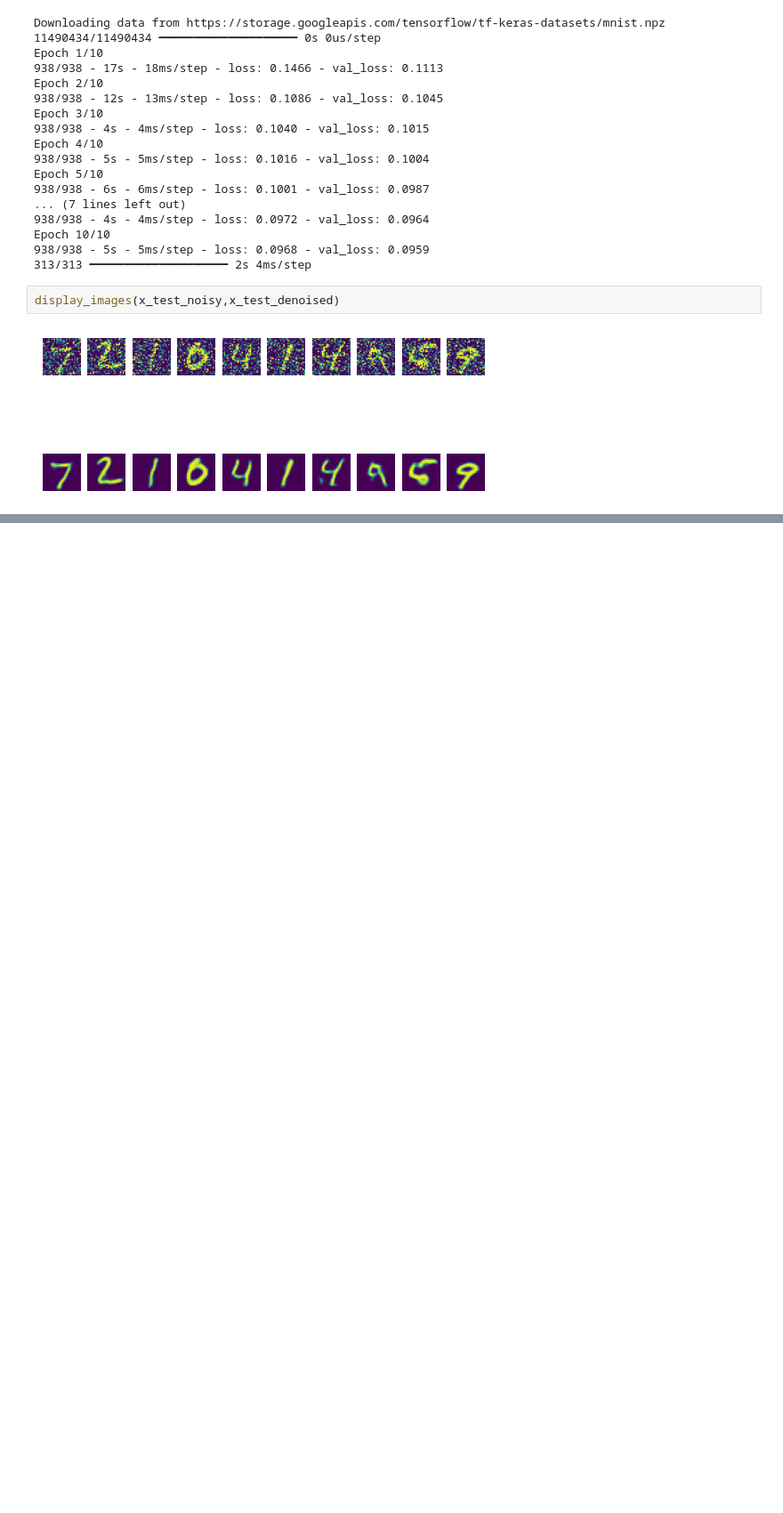
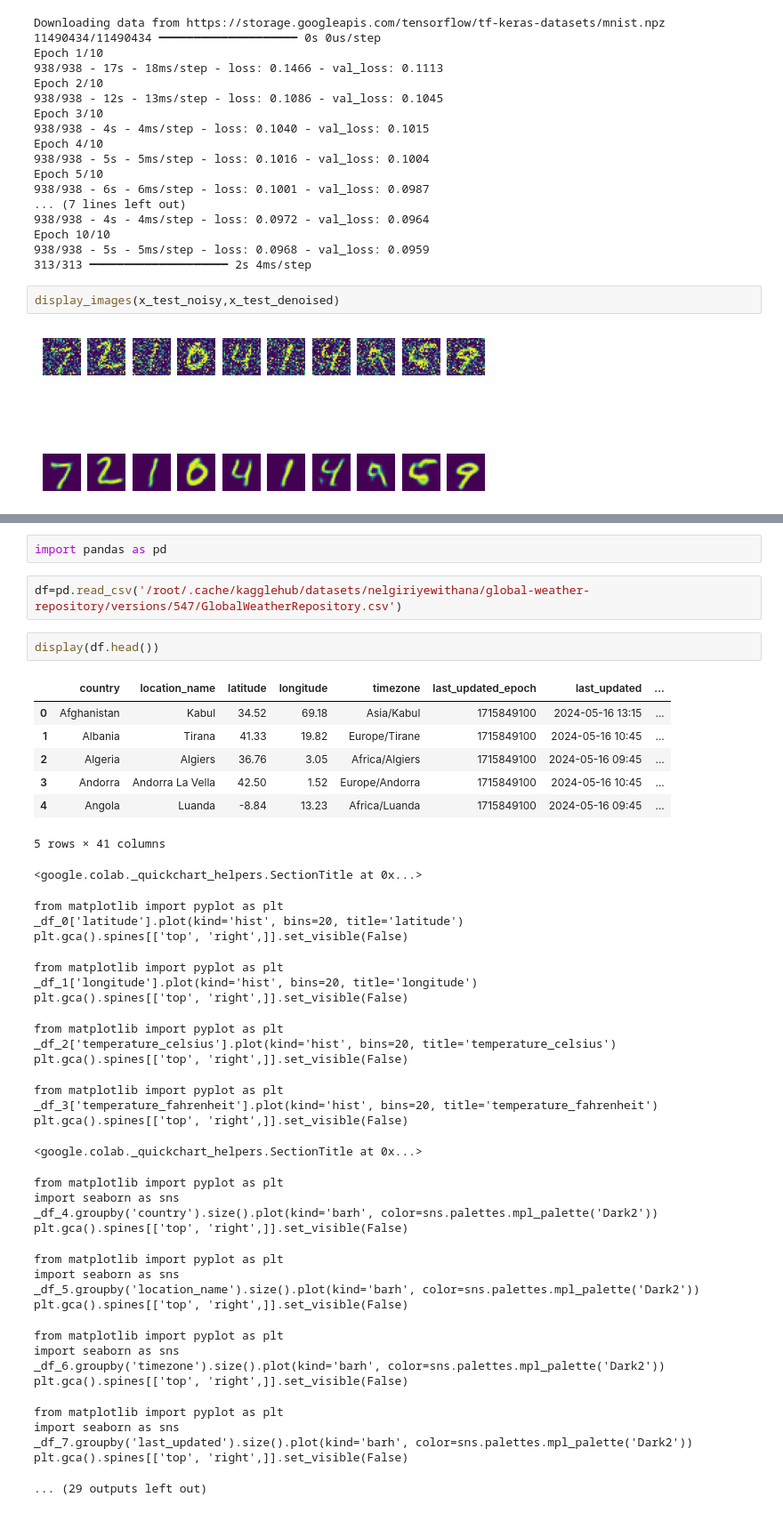
Before and after one commit to VishnuReddy25/DL, a Jupyter notebook: DeepLearning.ipynb, the cells around one changed output, grey strips where cells are left out. Shown at 89% size. Saved outputs shown, nothing was run; the diff lists cells and outputs as text; blank space fills up the shorter version.

```diff
--- a/DeepLearning.ipynb
+++ b/DeepLearning.ipynb
@@ -1601,0 +1603,45 @@ display_images(x_test_noisy,x_test_denoised)
+# %%
+import pandas as pd
+# %%
+df=pd.read_csv('/root/.cache/kagglehub/datasets/nelgiriyewithana/global-weather-repository/versions/547/GlobalWeatherRepository.csv')
+# %%
+display(df.head())
+# %% [output]
+|  | country | location_name | latitude | longitude | timezone | last_updated_epoch | last_updated | ... |
+| 0 | Afghanistan | Kabul | 34.52 | 69.18 | Asia/Kabul | 1715849100 | 2024-05-16 13:15 | ... |
+| 1 | Albania | Tirana | 41.33 | 19.82 | Europe/Tirane | 1715849100 | 2024-05-16 10:45 | ... |
+| 2 | Algeria | Algiers | 36.76 | 3.05 | Africa/Algiers | 1715849100 | 2024-05-16 09:45 | ... |
+| 3 | Andorra | Andorra La Vella | 42.50 | 1.52 | Europe/Andorra | 1715849100 | 2024-05-16 10:45 | ... |
+| 4 | Angola | Luanda | -8.84 | 13.23 | Africa/Luanda | 1715849100 | 2024-05-16 09:45 | ... |
+5 rows × 41 columns
+<google.colab._quickchart_helpers.SectionTitle at 0x...>
+from matplotlib import pyplot as plt
+_df_0['latitude'].plot(kind='hist', bins=20, title='latitude')
+plt.gca().spines[['top', 'right',]].set_visible(False)
+from matplotlib import pyplot as plt
+_df_1['longitude'].plot(kind='hist', bins=20, title='longitude')
+plt.gca().spines[['top', 'right',]].set_visible(False)
+from matplotlib import pyplot as plt
+_df_2['temperature_celsius'].plot(kind='hist', bins=20, title='temperature_celsius')
+plt.gca().spines[['top', 'right',]].set_visible(False)
+from matplotlib import pyplot as plt
+_df_3['temperature_fahrenheit'].plot(kind='hist', bins=20, title='temperature_fahrenheit')
+plt.gca().spines[['top', 'right',]].set_visible(False)
+<google.colab._quickchart_helpers.SectionTitle at 0x...>
+from matplotlib import pyplot as plt
+import seaborn as sns
+_df_4.groupby('country').size().plot(kind='barh', color=sns.palettes.mpl_palette('Dark2'))
+plt.gca().spines[['top', 'right',]].set_visible(False)
+from matplotlib import pyplot as plt
+import seaborn as sns
+_df_5.groupby('location_name').size().plot(kind='barh', color=sns.palettes.mpl_palette('Dark2'))
+plt.gca().spines[['top', 'right',]].set_visible(False)
+from matplotlib import pyplot as plt
+import seaborn as sns
+_df_6.groupby('timezone').size().plot(kind='barh', color=sns.palettes.mpl_palette('Dark2'))
+plt.gca().spines[['top', 'right',]].set_visible(False)
+from matplotlib import pyplot as plt
+import seaborn as sns
+_df_7.groupby('last_updated').size().plot(kind='barh', color=sns.palettes.mpl_palette('Dark2'))
+plt.gca().spines[['top', 'right',]].set_visible(False)
+... (29 outputs left out)
```
Also changed, not shown: parts of 13 cells of this notebook.
